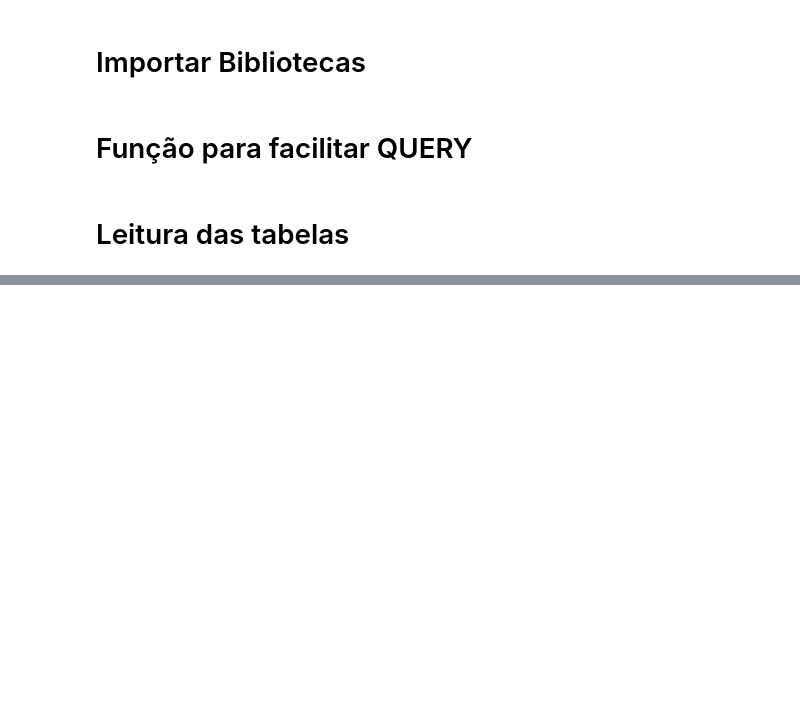
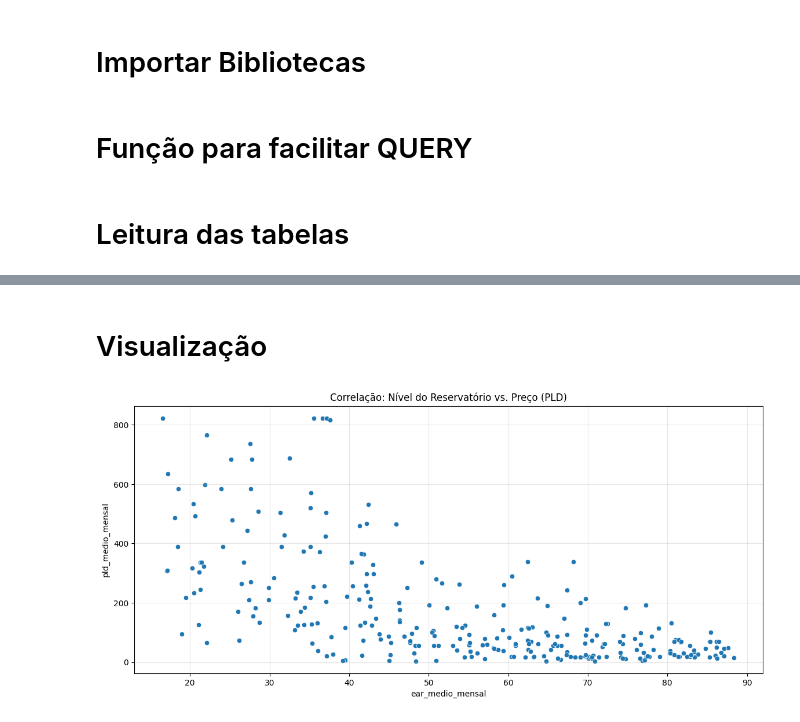
Before and after one commit to ThiagoPBorges/Monitor_Inteligencia_HidroFinanceira_SetorEletrico, a Jupyter notebook: NOTEBOOK/02_eda.ipynb, the cells around one changed output, grey strips where cells are left out. Saved outputs shown, nothing was run; the diff lists cells and outputs as text; code cells hidden in the pictures; blank space fills up the shorter version.

Commit message:
Adicionado etapas de visualização e agregação das tabelas de pld e ear

```diff
--- a/NOTEBOOK/02_eda.ipynb
+++ b/NOTEBOOK/02_eda.ipynb
@@ -44,19 +32,17 @@ df_ear_ons.head()
 # %%
-df_pld_semanal = executar_query('''
+df_pld_mensal = executar_query('''
     SELECT
-    DATA_FIM as data,
-    SUDESTE,
-    SUL,
-    NORDESTE,
-    NORTE
-
+        strftime('%Y-%m',DATA_FIM) as ano_mes,
+        AVG(SUDESTE) as SUDESTE
     FROM tb_pld_semanal
+    GROUP BY ano_mes
+    ORDER BY ano_mes
 
 ''')
 
 # Transformar as colunas de regiões em linhas
-df_pld_semanal = df_pld_semanal.melt(
-    id_vars=['data'], # Coluna que não muda
-    var_name='estado', # Nome da nova coluna que terá "SUDESTE", "SUL"...
-    value_name='valor_pld' # Nome da nova coluna com os números
+df_pld_mensal = df_pld_mensal.melt(
+    id_vars=['ano_mes'], # Coluna que não muda
+    var_name='estado',
+    value_name='pld_medio_mensal'
 )
@@ -87,0 +49,16 @@ sns.lineplot(
+# %%
+df_total = pd.merge(
+    df_pld_mensal,
+    df_ear_mensal,
+    on=['ano_mes', 'estado'],
+    how='inner'
+)
+
+if not df_total.empty:
+    with sqlite3.connect(caminho_banco) as conn:
+        df_total.to_sql('tb_cenario_macro', conn, if_exists='replace', index=False)
+        print(f"✅ Tabela 'tb_cenario_macro' salva !")
+else:
+    print("⚠️ Erro ao Salvar 'tb_cenario_macro' no banco de dados")
+
+df_total
@@ -87,0 +80,12 @@ sns.lineplot(
+# %% [markdown]
+# Visualização
+# %%
+plt.figure(figsize=(14, 6))
+
+# Plotando o PLD
+sns.scatterplot(data=df_total, x='ear_medio_mensal', y='pld_medio_mensal')
+plt.title('Correlação: Nível do Reservatório vs. Preço (PLD)')
+plt.grid(True, alpha=0.3)
+plt.show()
+# %% [output]
+[figure, added]
```
Also changed, not shown: parts of 4 cells of this notebook, 1 other file.
